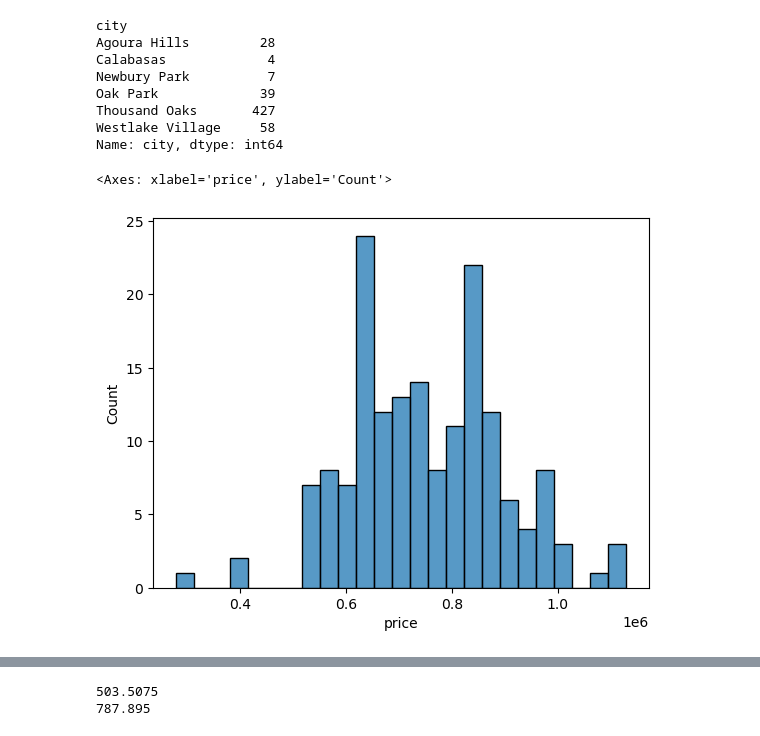
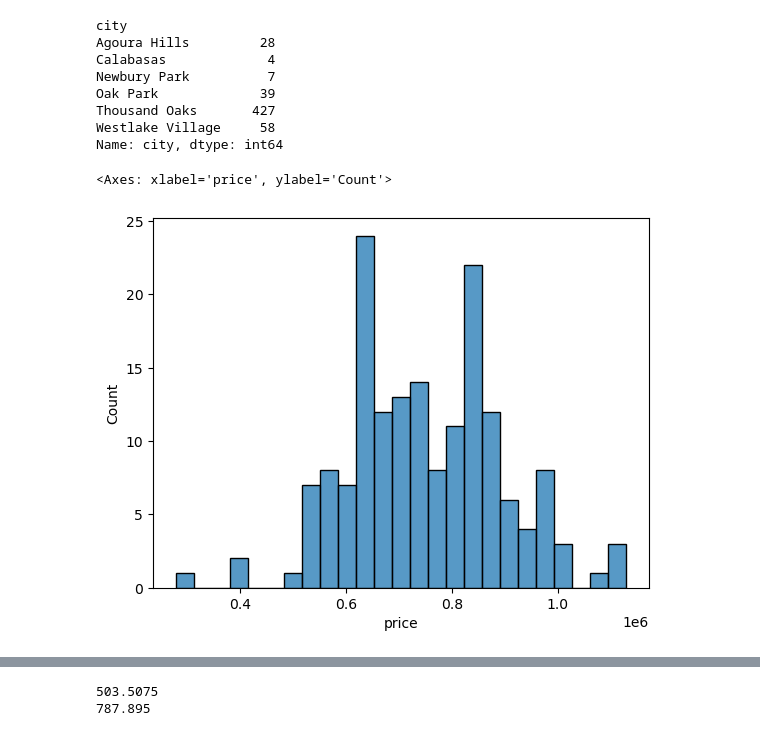
Before and after one commit to StarkArk/Local_Real_Estate_Analysis, a Jupyter notebook: real_estate_eda.ipynb, the cells around one changed output, grey strips where cells are left out. Cells and saved outputs as stored; diff of their text form; code cells hidden in the pictures.

```diff
--- a/real_estate_eda.ipynb
+++ b/real_estate_eda.ipynb
@@ -153,10 +141,10 @@ Thousand Oaks       427
 Westlake Village     58
 Name: city, dtype: int64
 # %%
-sns.histplot(re_df['price'][re_df['dateSold']>'2023-09-05'], bins=25)
+sns.histplot(re_df['price'][re_df['dateSold']>'2023-08-31'], bins=25)
 # %% [output]
 <Axes: xlabel='price', ylabel='Count'>
-[figure, old version]
+[figure, new version]
 # %%
 re_df[re_df['dateSold']>'2023-09-05']
 # %% [output]
```
Also changed, not shown: parts of 21 cells of this notebook, 10 other files.
